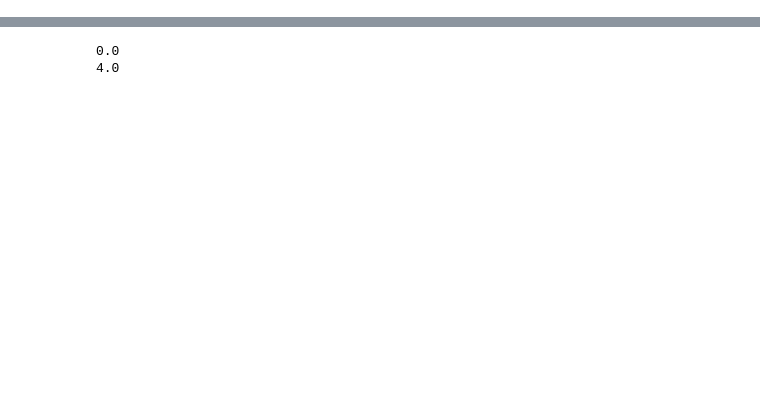
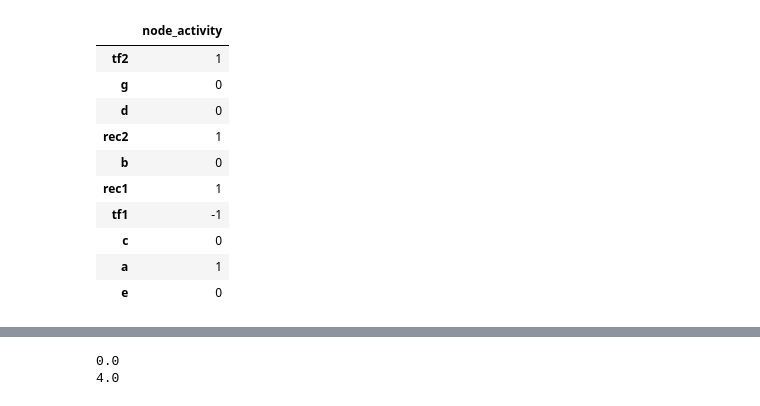
Before and after one commit to saezlab/corneto, a Jupyter notebook: docs/guide/signaling/carnival.ipynb, the cells around one changed output, grey strips where cells are left out. Cells and saved outputs as stored; diff of their text form; code cells hidden in the pictures; blank space fills up the shorter version.

```diff
--- a/docs/guide/signaling/carnival.ipynb
+++ b/docs/guide/signaling/carnival.ipynb
@@ -186,0 +192,14 @@ c.processed_graph.edge_subgraph(np.flatnonzero(P.expr.edge_values.value)).plot()
+# %%
+pd.DataFrame(P.expr.vertex_values.value, index=c.processed_graph.V, columns=["node_activity"]).astype(int)
+# %% [output]
+|  | node_activity |
+| tf2 | 1 |
+| g | 0 |
+| d | 0 |
+| rec2 | 1 |
+| b | 0 |
+| rec1 | 1 |
+| tf1 | -1 |
+| c | 0 |
+| a | 1 |
+| e | 0 |
```
Also changed, not shown: parts of 28 cells of this notebook, 9 other files.
